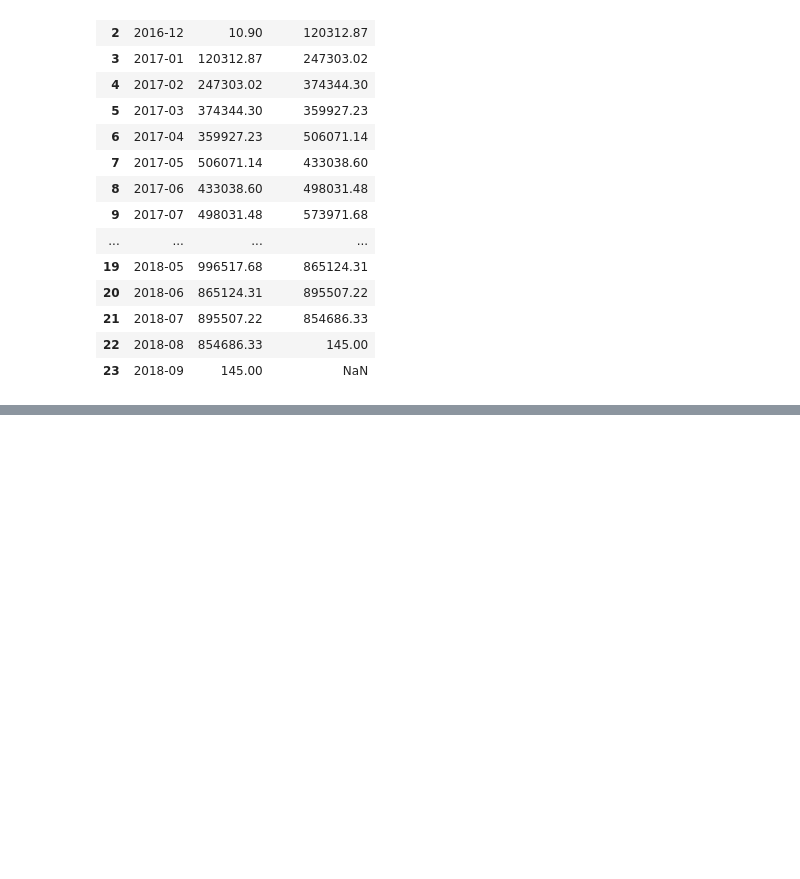
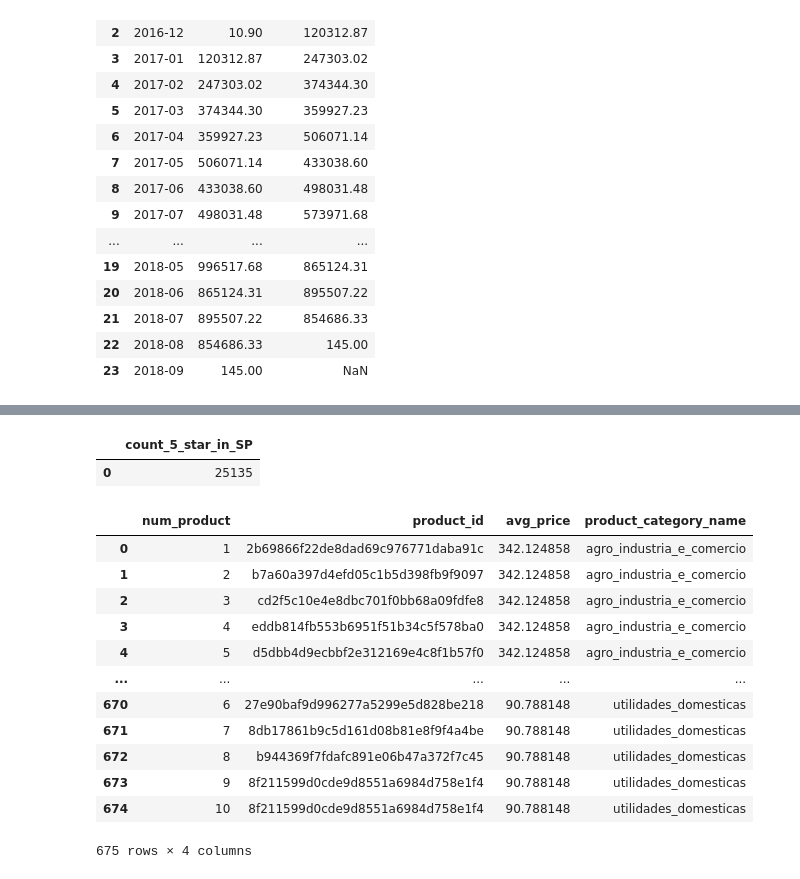
Before and after one commit to art-IT-DS/sql-practice, a Jupyter notebook: exp_tasks_2.ipynb, the cells around one changed output, grey strips where cells are left out. Cells and saved outputs as stored; diff of their text form; code cells hidden in the pictures; blank space fills up the shorter version.

```diff
--- a/exp_tasks_2.ipynb
+++ b/exp_tasks_2.ipynb
@@ -35,5 +35,9 @@ sqldf("SELECT users.name FROM users LEFT JOIN orders ON users.user_id = orders.u
 | 1 | Гена |
 # %%
 reviews = pd.read_csv('/home/art/olist_data/olist_order_reviews_dataset.csv')
-reviews.head()
 order_items = pd.read_csv('/home/art/olist_data/olist_order_items_dataset.csv')
+orders = pd.read_csv('/home/art/olist_data/olist_orders_dataset.csv')
+customers = pd.read_csv('/home/art/olist_data/olist_customers_dataset.csv')
+products = pd.read_csv('/home/art/olist_data/olist_products_dataset.csv')
+
+orders.head()
@@ -664,0 +787,49 @@ all ok
+# %%
+sqldf("""
+    SELECT
+        COUNT(*) AS count_5_star_in_SP
+    FROM orders
+    JOIN customers ON orders.customer_id = customers.customer_id
+    JOIN reviews ON orders.order_id = reviews.order_id
+    WHERE reviews.review_score = 5 AND customers.customer_state = 'SP'
+""")
+# %% [output]
+|  | count_5_star_in_SP |
+| 0 | 25135 |
+# %%
+sqldf("""
+    WITH avg_price_category AS (
+        SELECT AVG(price) AS avg_price, products.product_category_name
+        FROM products
+        JOIN order_items ON products.product_id = order_items.product_id
+        GROUP BY products.product_category_name
+    ),
+    filtered AS (
+        SELECT
+            ROW_NUMBER() OVER(PARTITION BY products.product_category_name ORDER BY order_items.price DESC) AS num_product,
+            products.product_id,
+            avg_price_category.avg_price,
+            products.product_category_name
+        FROM products
+        JOIN order_items ON products.product_id = order_items.product_id
+        JOIN avg_price_category ON products.product_category_name = avg_price_category.product_category_name
+        WHERE order_items.price > avg_price_category.avg_price
+    )
+    SELECT *
+    FROM filtered
+    WHERE num_product < 11
+""")
+# %% [output]
+|  | num_product | product_id | avg_price | product_category_name |
+| 0 | 1 | 2b69866f22de8dad69c976771daba91c | 342.124858 | agro_industria_e_comercio |
+| 1 | 2 | b7a60a397d4efd05c1b5d398fb9f9097 | 342.124858 | agro_industria_e_comercio |
+| 2 | 3 | cd2f5c10e4e8dbc701f0bb68a09fdfe8 | 342.124858 | agro_industria_e_comercio |
+| 3 | 4 | eddb814fb553b6951f51b34c5f578ba0 | 342.124858 | agro_industria_e_comercio |
+| 4 | 5 | d5dbb4d9ecbbf2e312169e4c8f1b57f0 | 342.124858 | agro_industria_e_comercio |
+| ... | ... | ... | ... | ... |
+| 670 | 6 | 27e90baf9d996277a5299e5d828be218 | 90.788148 | utilidades_domesticas |
+| 671 | 7 | 8db17861b9c5d161d08b81e8f9f4a4be | 90.788148 | utilidades_domesticas |
+| 672 | 8 | b944369f7fdafc891e06b47a372f7c45 | 90.788148 | utilidades_domesticas |
+| 673 | 9 | 8f211599d0cde9d8551a6984d758e1f4 | 90.788148 | utilidades_domesticas |
+| 674 | 10 | 8f211599d0cde9d8551a6984d758e1f4 | 90.788148 | utilidades_domesticas |
+675 rows × 4 columns
```
Also changed, not shown: parts of 17 cells of this notebook, 1 other file.
